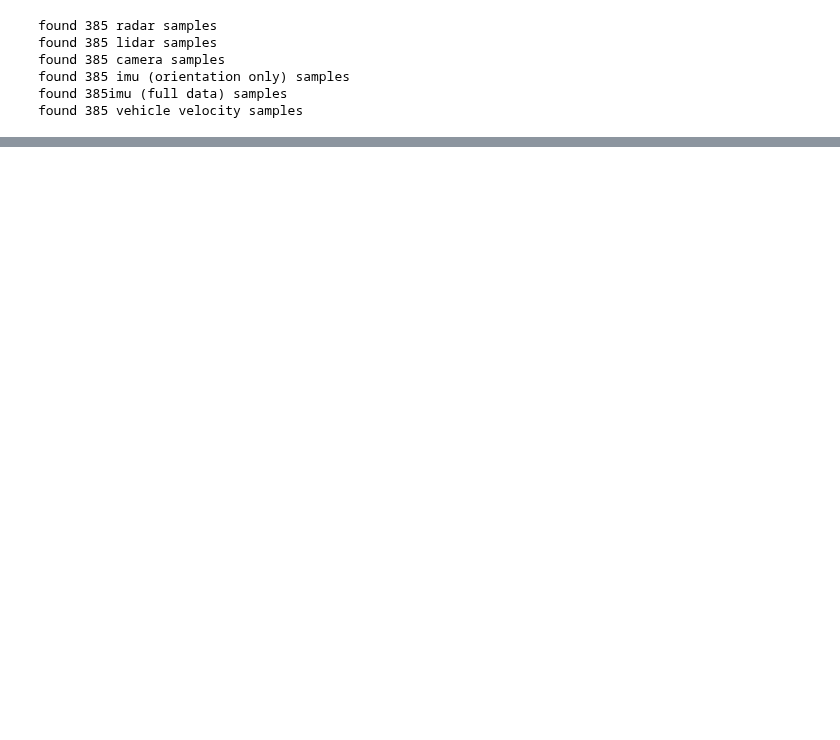
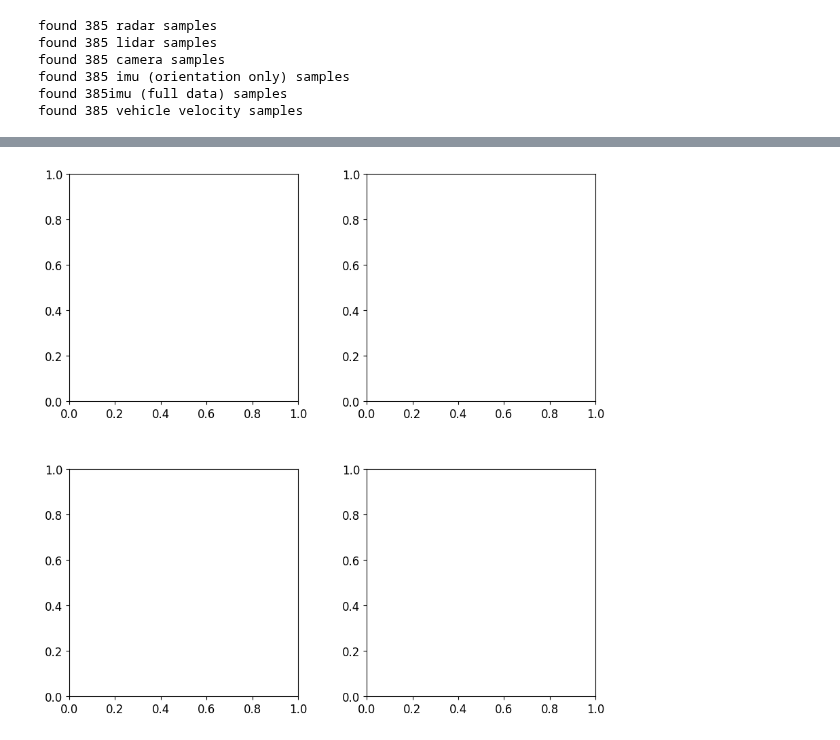
Before and after one commit to davidmhunt/mmwave_model_integrator, a Jupyter notebook: notebooks/testing_radcloud.ipynb, the cells around one changed output, grey strips where cells are left out. Saved outputs shown, nothing was run; the diff lists cells and outputs as text; code cells hidden in the pictures; blank space fills up the shorter version.

```diff
--- a/notebooks/testing_radcloud.ipynb
+++ b/notebooks/testing_radcloud.ipynb
@@ -97,0 +103,17 @@ ax.imshow(pred,
+# %%
+movie_generator.initialize_figure(
+    nrows=2,
+    ncols=2,
+    figsize=(10,10),
+    wspace=0.3,
+    hspace=0.3
+)
+
+movie_generator.generate_movie_frames(
+    chirp_idx=0
+)
+
+fps = 1 / (1e-3 * cfg_manager.frameCfg_periodicity_ms)
+movie_generator.save_movie(video_file_name="{}.mp4".format(dataset_name),fps=fps)
+# %% [output]
+[figure, added]
```
Also changed, not shown: parts of 8 cells of this notebook, 6 other files.
